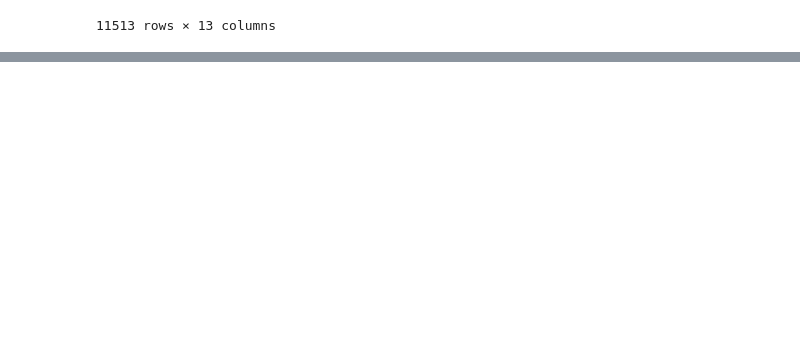
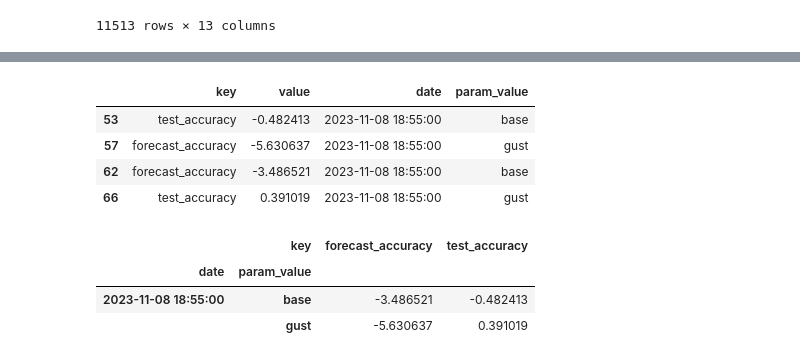
Before and after one commit to KrystianPi/WindPRO, a Jupyter notebook: notebooks/eda.ipynb, the cells around one changed output, grey strips where cells are left out. Saved outputs shown, nothing was run; the diff lists cells and outputs as text; code cells hidden in the pictures; blank space fills up the shorter version.

```diff
--- a/notebooks/eda.ipynb
+++ b/notebooks/eda.ipynb
@@ -142,0 +165,3 @@ df
+# %%
+df_metrics = select_from_rds('select * from latest_metrics')
+df_metrics
@@ -142,0 +217,29 @@ df
+# %%
+df_metrics_runs = pd.merge(left=df_metrics, right=df_runs, how='left', on='run_uuid')
+df_metrics_runs = df_metrics_runs[df_metrics_runs['name'].str.contains('test')]
+df_metrics_runs['date'] = df_metrics_runs['name'].str.extract(r'test_run_prod_(\d{4}-\d{2}-\d{2}-\d{2}-\d{2})')
+
+# Convert the extracted string to a datetime object
+df_metrics_runs['date'] = pd.to_datetime(df_metrics_runs['date'], format='%Y-%m-%d-%H-%M')
+# %%
+df_joined = pd.merge(left=df_metrics_runs, right=df_params, how='left', on='run_uuid')
+df_joined = df_joined[df_joined['param_value'].isin(['gust', 'base', 'rewa', 'kuznica'])]
+df_joined[['key','value','date','param_value']].sort_values(by='date', ascending=False).head(4)
+# %% [output]
+|  | key | value | date | param_value |
+| 53 | test_accuracy | -0.482413 | 2023-11-08 18:55:00 | base |
+| 57 | forecast_accuracy | -5.630637 | 2023-11-08 18:55:00 | gust |
+| 62 | forecast_accuracy | -3.486521 | 2023-11-08 18:55:00 | base |
+| 66 | test_accuracy | 0.391019 | 2023-11-08 18:55:00 | gust |
+# %%
+df_joined[['key','value','date','param_value']].sort_values(by='date', ascending=False).head(4).pivot_table(
+    values='value',
+    index=['date', 'param_value'],
+    columns='key',
+    aggfunc='first'  # You can change this to 'mean' or other aggregation if you have multiple entries per group
+)
+# %% [output]
+|  | key | forecast_accuracy | test_accuracy |
+| date | param_value |  |  |
+| 2023-11-08 18:55:00 | base | -3.486521 | -0.482413 |
+|  | gust | -5.630637 | 0.391019 |
```
Also changed, not shown: parts of 7 cells of this notebook, 1 other file.
